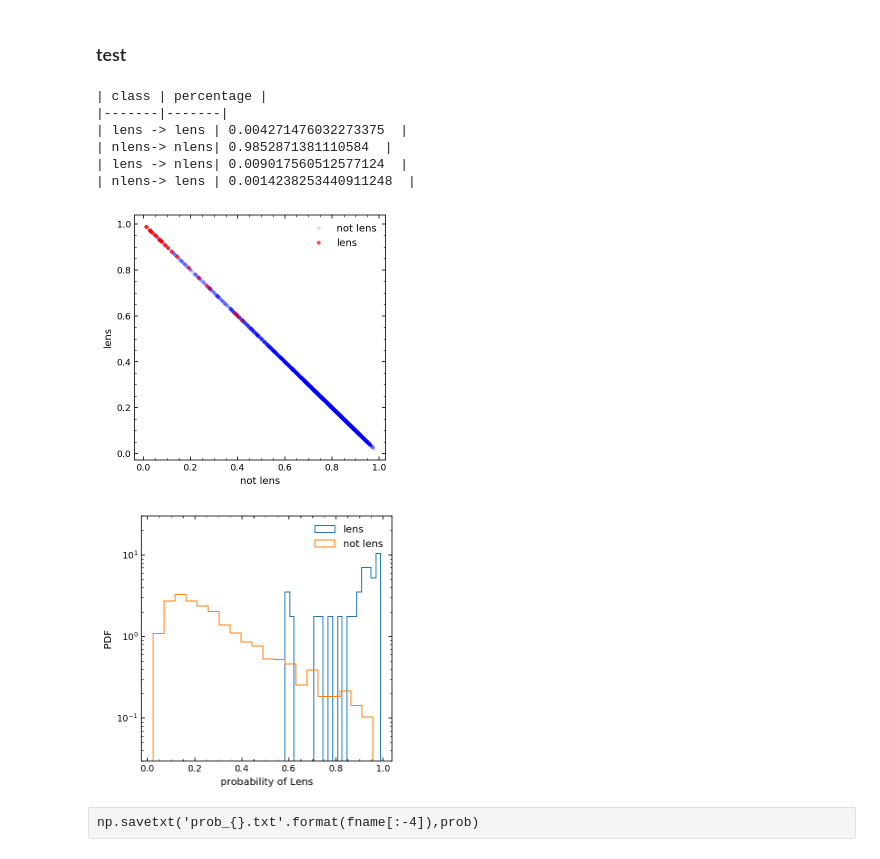
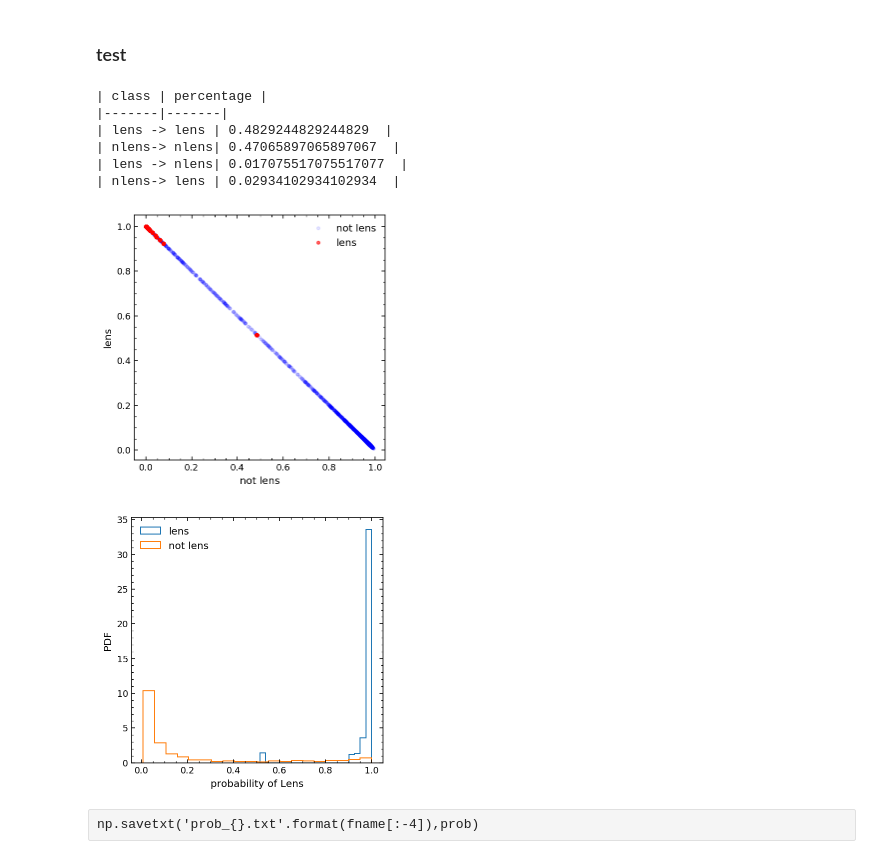
Before and after one commit to POFK/LensFinder, a Jupyter notebook: src/check_result.ipynb, the cells around one changed output. Saved outputs shown, nothing was run; the diff lists cells and outputs as text; code cells hidden in the pictures.

```diff
--- a/src/check_result.ipynb
+++ b/src/check_result.ipynb
@@ -33,56 +33,56 @@ plt.rcParams.update(params)
 # %% [markdown]
 ### test
 # %%
-fname = 'eval_test_40.npy'
+fname = 'eval_test_50.npy'
 # %%
 #data = np.load('/home/mtx/git/LensFinder/model/eval_test.npy')
-data = np.load('/data/storage1/LensFinder/model/lens_054/{}'.format(fname))
+data = np.load('/data/storage1/LensFinder/model/lens_103/{}'.format(fname))
 # %%
 prob = data[:,:2]
 label = data[:,2]
 # %%
 plt.rcParams.update(params)
 bins = 20
-threshold_d = 0.95
-threshold_s = 0.05
+threshold_d = 0.90
+threshold_s = 0.10
 bool_gt = label.copy()
 bool_es = (prob[:,1]>threshold_d) * (prob[:,0]<threshold_s)
 size_eval = data.shape[0]
 bool_dd = bool_gt*bool_es
 bool_ss = (1-bool_gt)*(1-bool_es)
 bool_ds = bool_gt*(1-bool_es)
 bool_sd = (1-bool_gt)*bool_es
 print('| class | percentage |', '\n|-------|-------|')
 print('| lens -> lens |', np.sum(bool_dd)/float(size_eval), ' | ' )# d -> d
 print('| nlens-> nlens|', np.sum(bool_ss)/float(size_eval), ' | ' ) # s -> s
 print('| lens -> nlens|', np.sum(bool_ds)/float(size_eval), ' | ' ) # d -> s
 print('| nlens-> lens |', np.sum(bool_sd)/float(size_eval), ' | ' ) # s -> d
 
 plt.plot(prob[bool_gt==0][:,0], prob[bool_gt==0][:,1], 'b.', label='not lens', alpha=0.1)
 plt.plot(prob[bool_gt==1][:,0], prob[bool_gt==1][:,1], 'r.', label='lens', alpha=0.6)
 plt.xlabel('not lens')
 plt.ylabel('lens')
 plt.legend()
 plt.show()
 
 plt.hist(prob[bool_gt==1][:,1], bins, density=True, histtype='step', label='lens')
 plt.hist(prob[bool_gt==0][:,1], bins, density=True, histtype='step', label='not lens')
 plt.xlabel('probability of Lens')
 plt.ylabel('PDF')
-plt.ylim([3e-2,30])
-plt.yscale('log')
+#plt.ylim([3e-2,100])
+#plt.yscale('log')
 plt.legend()
 plt.savefig('./{}.png'.format(fname[:-4]))
 #plt.savefig('./{}_nolog.png'.format(fname[:-4]))
 plt.show()
 # %% [output]
 | class | percentage |
 |-------|-------|
-| lens -> lens | 0.004271476032273375  |
-| nlens-> nlens| 0.9852871381110584  |
-| lens -> nlens| 0.009017560512577124  |
-| nlens-> lens | 0.0014238253440911248  |
+| lens -> lens | 0.4829244829244829  |
+| nlens-> nlens| 0.47065897065897067  |
+| lens -> nlens| 0.017075517075517077  |
+| nlens-> lens | 0.02934102934102934  |
-[figure, old version]
+[figure, new version]
-[figure, old version]
+[figure, new version]
 # %% [raw]
 np.savetxt('prob_{}.txt'.format(fname[:-4]),prob)
```
Also changed, not shown: 4 other files.
